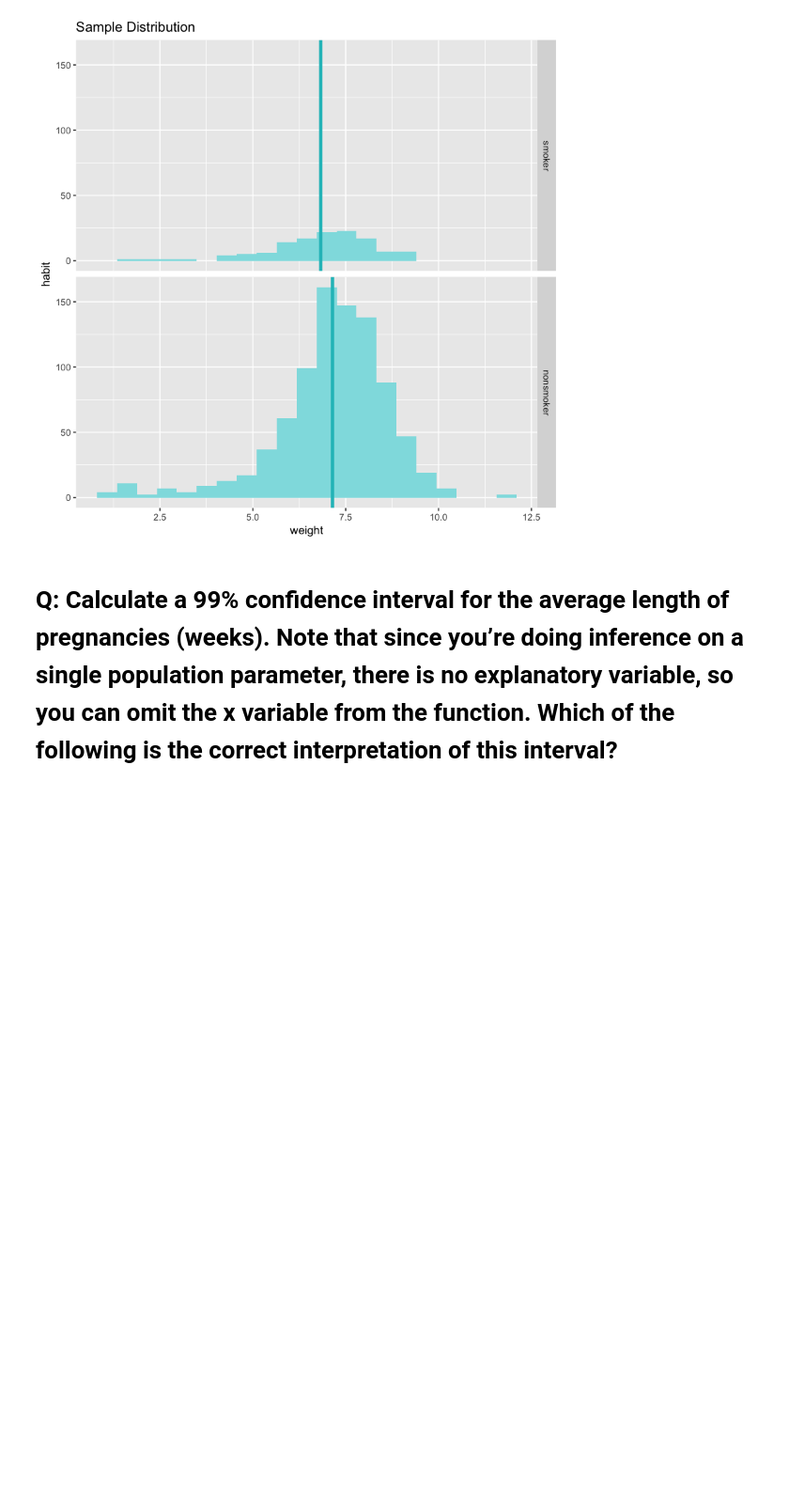
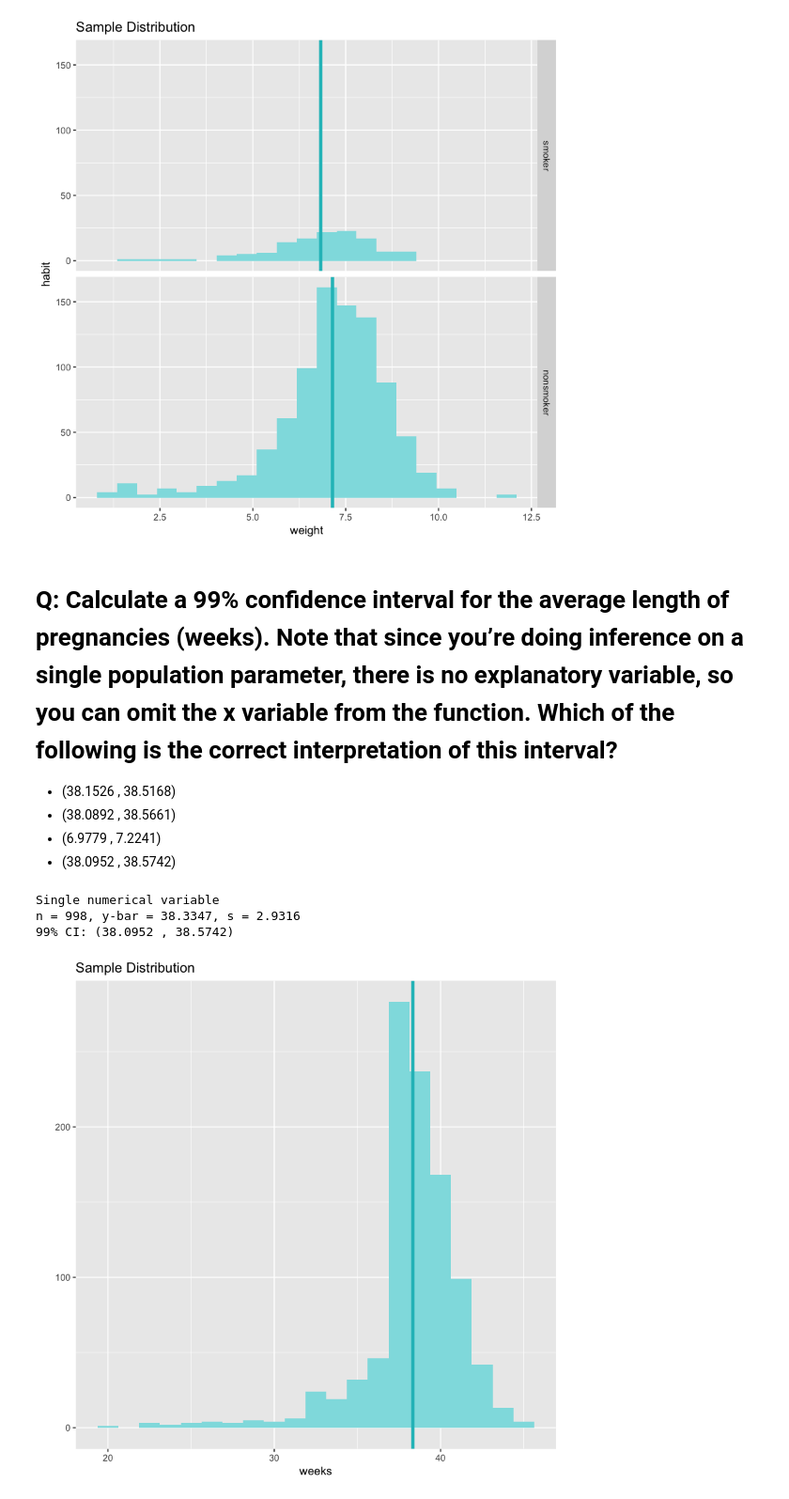
Before and after one commit to elliottevers/statistics, a Jupyter notebook: labs/module_2/week_3/inf_for_numerical_data.ipynb, the cells around one changed output. Shown: that part at 94% size. Drawn from its saved outputs; the diff is of its cells as text; code cells hidden in the pictures; blank space fills up the shorter version.

Commit message:
completed numerical inference

```diff
--- a/labs/module_2/week_3/inf_for_numerical_data.ipynb
+++ b/labs/module_2/week_3/inf_for_numerical_data.ipynb
@@ -198,3 +198,21 @@ n_nonsmoker = 873, y_bar_nonsmoker = 7.1443, s_nonsmoker = 1.5187
 [figure]
 # %% [markdown]
 # Q: Calculate a 99% confidence interval for the average length of pregnancies (weeks). Note that since you’re doing inference on a single population parameter, there is no explanatory variable, so you can omit the x variable from the function. Which of the following is the correct interpretation of this interval?
+- (38.1526 , 38.5168)
+- (38.0892 , 38.5661)
+- (6.9779 , 7.2241)
+- (38.0952 , 38.5742)
+# %%
+inference(
+    y = weeks,
+    data = nc,
+    statistic = "mean",
+    type = "ci",
+    conf_level = 0.99,
+    method = "theoretical"
+)
+# %% [output]
+Single numerical variable
+n = 998, y-bar = 38.3347, s = 2.9316
+99% CI: (38.0952 , 38.5742)
+[figure, added]
```
Also changed, not shown: parts of 7 cells of this notebook.
